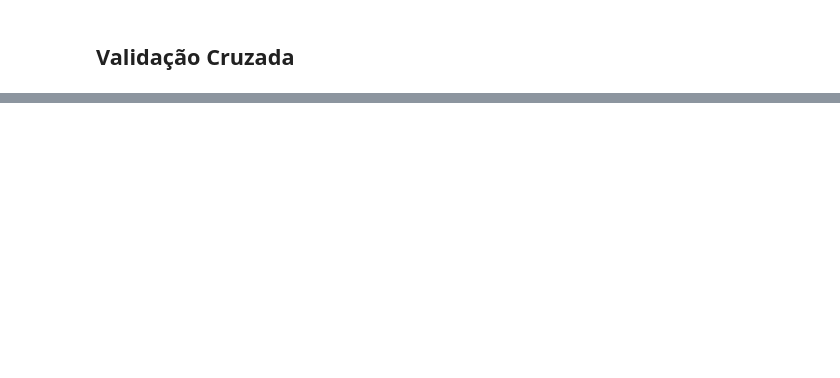
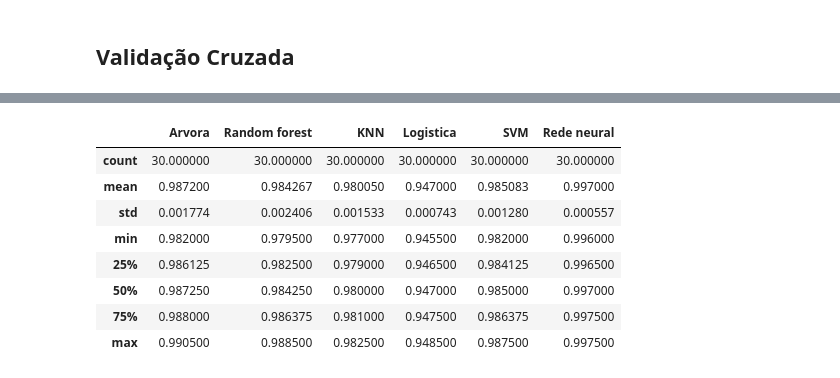
Before and after one commit to Josearthur266/Aprendendo_Machine_Learning, a Jupyter notebook: Avaliacao_de_algoritmo_classificacao/classificacao_algoritmo.ipynb, the cells around one changed output, grey strips where cells are left out. Saved outputs shown, nothing was run; the diff lists cells and outputs as text; code cells hidden in the pictures; blank space fills up the shorter version.

```diff
--- a/Avaliacao_de_algoritmo_classificacao/classificacao_algoritmo.ipynb
+++ b/Avaliacao_de_algoritmo_classificacao/classificacao_algoritmo.ipynb
@@ -229,0 +254,12 @@ resultados_arvore, resultados_random_forest, resultados_knn, resultados_logistic
+# %%
+resultados.describe()
+# %% [output]
+|  | Arvora | Random forest | KNN | Logistica | SVM | Rede neural |
+| count | 30.000000 | 30.000000 | 30.000000 | 30.000000 | 30.000000 | 30.000000 |
+| mean | 0.987200 | 0.984267 | 0.980050 | 0.947000 | 0.985083 | 0.997000 |
+| std | 0.001774 | 0.002406 | 0.001533 | 0.000743 | 0.001280 | 0.000557 |
+| min | 0.982000 | 0.979500 | 0.977000 | 0.945500 | 0.982000 | 0.996000 |
+| 25% | 0.986125 | 0.982500 | 0.979000 | 0.946500 | 0.984125 | 0.996500 |
+| 50% | 0.987250 | 0.984250 | 0.980000 | 0.947000 | 0.985000 | 0.997000 |
+| 75% | 0.988000 | 0.986375 | 0.981000 | 0.947500 | 0.986375 | 0.997500 |
+| max | 0.990500 | 0.988500 | 0.982500 | 0.948500 | 0.987500 | 0.997500 |
```
Also changed, not shown: parts of 6 cells of this notebook.
